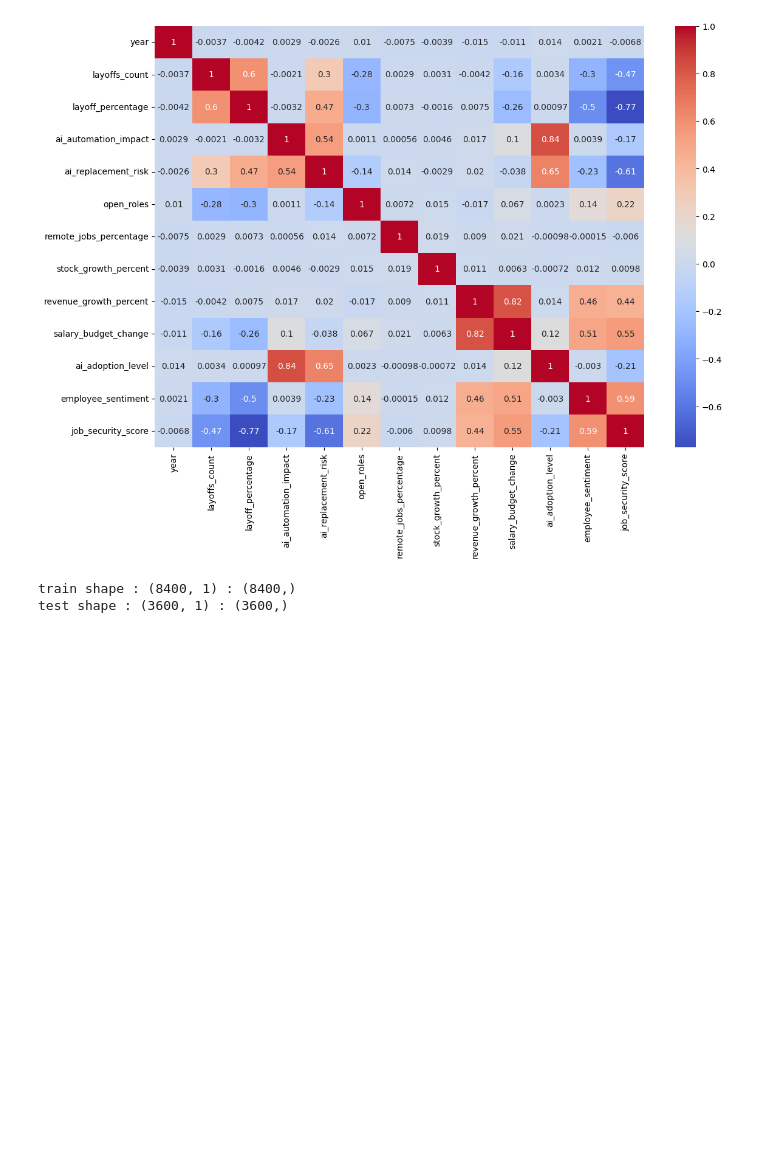
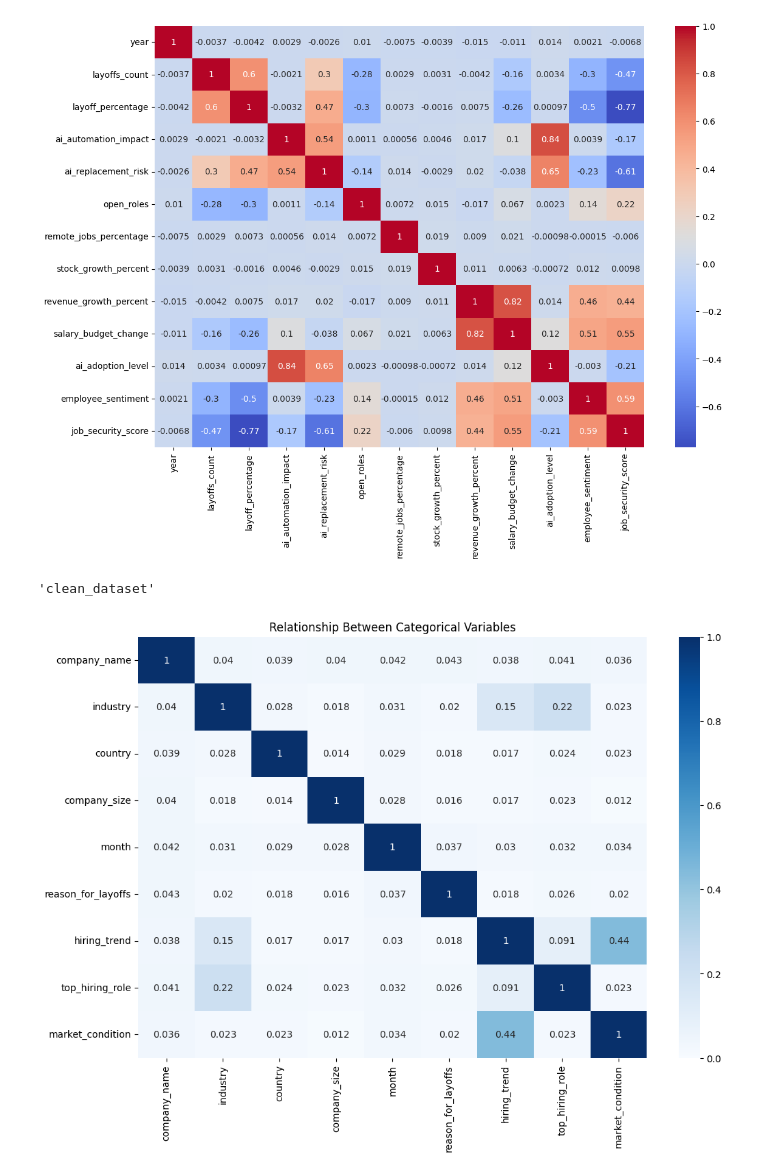
Before and after one commit to Ishasavani1402/Machin_Learning, a Jupyter notebook: LAYOFF_COUNT_PREDICTION/ml.ipynb, the cells around one changed output. Cells and saved outputs as stored; diff of their text form; code cells hidden in the pictures; blank space fills up the shorter version.

```diff
--- a/LAYOFF_COUNT_PREDICTION/ml.ipynb
+++ b/LAYOFF_COUNT_PREDICTION/ml.ipynb
@@ -80,7 +71,40 @@ y = df['layoff_percentage']
-# %%
-x_train , x_test , y_train , y_test = train_test_split(x , y , random_state=42 , test_size=0.3 , stratify=y)
-print(f"train shape : {x_train.shape} : {y_train.shape}")
-print(f"test shape : {x_test.shape} : {y_test.shape}")
-# %% [output]
-train shape : (8400, 1) : (8400,)
-test shape : (3600, 1) : (3600,)
+# %%
+from scipy.stats import chi2_contingency
+categorical_cols = df.select_dtypes(include=["object", "category", "bool"]).columns
+categorical_cols = [
+    col for col in categorical_cols
+    if df[col].nunique() > 1 and df[col].nunique() <= 30
+]
+
+def cramers_v(col1, col2):
+    table = pd.crosstab(df[col1], df[col2])
+    chi2, p, dof, expected = chi2_contingency(table)
+
+    n = table.sum().sum()
+    r, k = table.shape
+
+    return np.sqrt(chi2 / (n * (min(r, k) - 1)))
+
+cramers_matrix = pd.DataFrame(
+    index=categorical_cols,
+    columns=categorical_cols,
+    dtype=float
+)
+
+# Fill matrix
+for col1 in categorical_cols:
+    for col2 in categorical_cols:
+        if col1 == col2:
+            cramers_matrix.loc[col1, col2] = 1.0
+        else:
+            cramers_matrix.loc[col1, col2] = cramers_v(col1, col2)
+
+display(table)
+# Plot heatmap
+plt.figure(figsize=(12, 8))
+sns.heatmap(cramers_matrix, annot=True, cmap="Blues", vmin=0, vmax=1)
+plt.title("Relationship Between Categorical Variables")
+plt.show()
+# %% [output]
+'clean_dataset'
+[figure, added]
```
Also changed, not shown: parts of 15 cells of this notebook.
